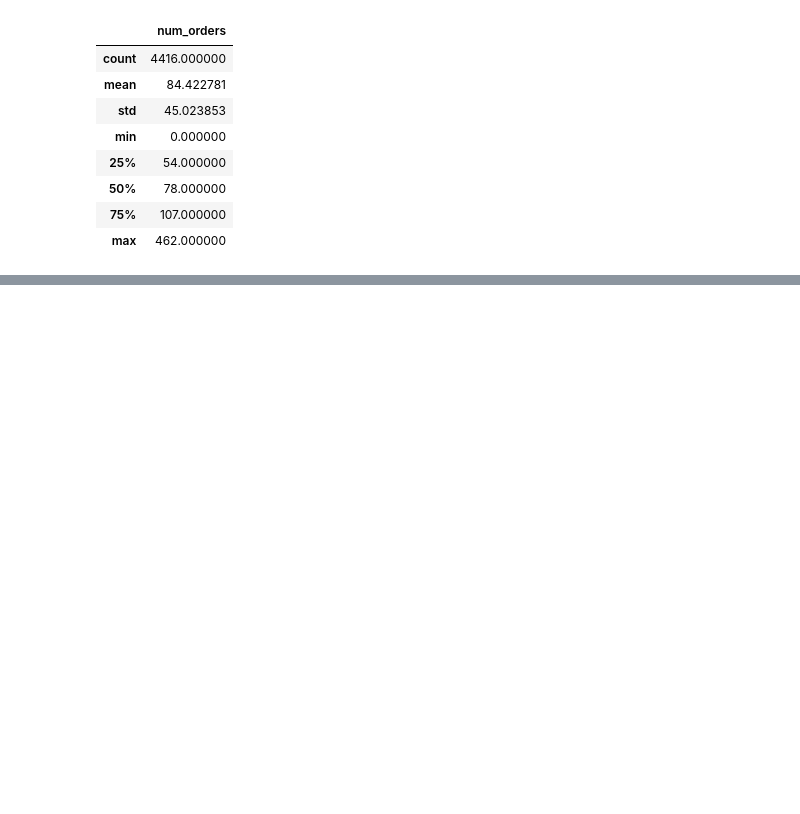
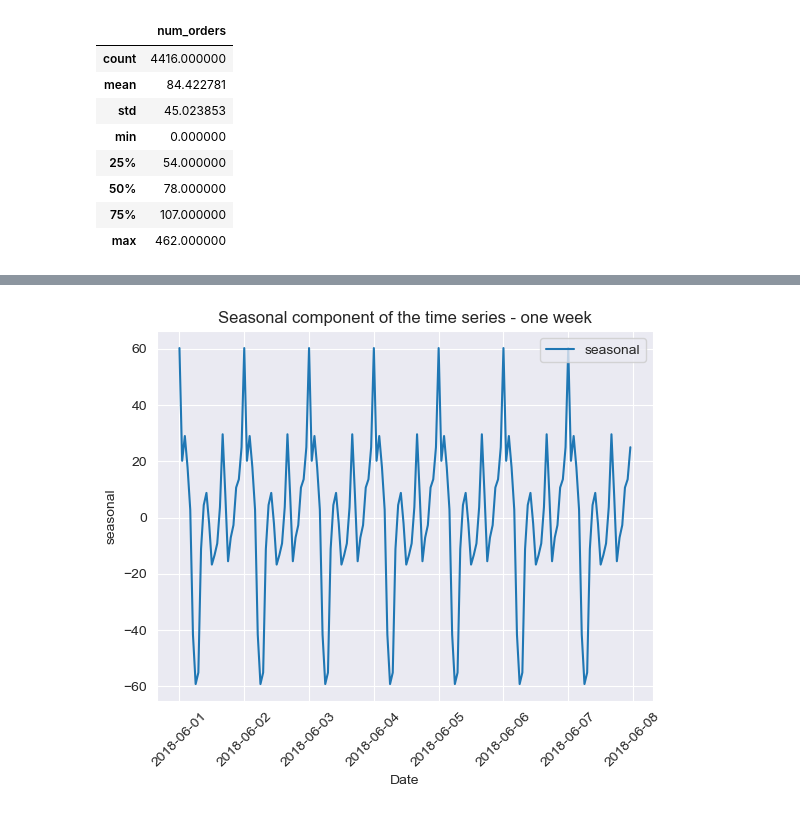
Before and after one commit to Jonathan-Smith-99/Sweet-Lift-Taxi-Time-Series-Prediction, a Jupyter notebook: sprint_13_time_series_taxi_orders_prediction.ipynb, the cells around one changed output, grey strips where cells are left out. Drawn from its saved outputs; the diff is of its cells as text; code cells hidden in the pictures; blank space fills up the shorter version.

```diff
--- a/sprint_13_time_series_taxi_orders_prediction.ipynb
+++ b/sprint_13_time_series_taxi_orders_prediction.ipynb
@@ -163,0 +108,12 @@ plt.show()
+# %%
+# Zoom in on the seasonal component of the time series for one week
+decomposed_week = decomposed.seasonal['2018-06-01':'2018-06-07']
+
+g = sns.lineplot(data=decomposed_week, label='seasonal')
+g.set_title('Seasonal component of the time series - one week')
+g.tick_params(axis='x', rotation=45)
+g.set_xlabel('Date')
+
+plt.show()
+# %% [output]
+[figure, added]
```
Also changed, not shown: parts of 52 cells of this notebook, 1 other file.
